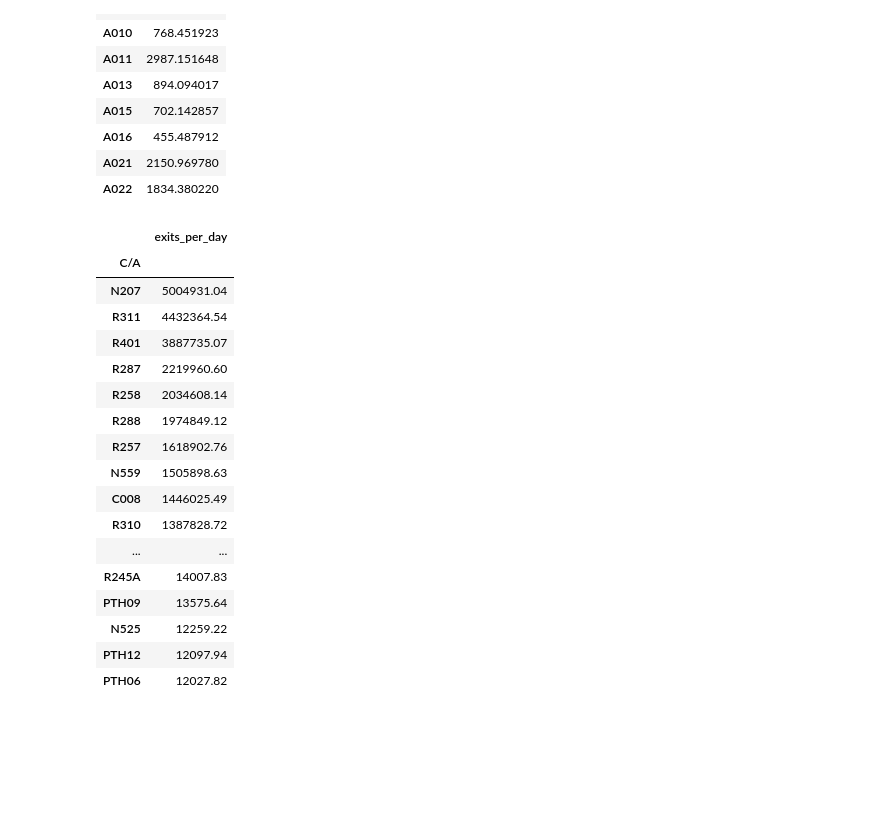
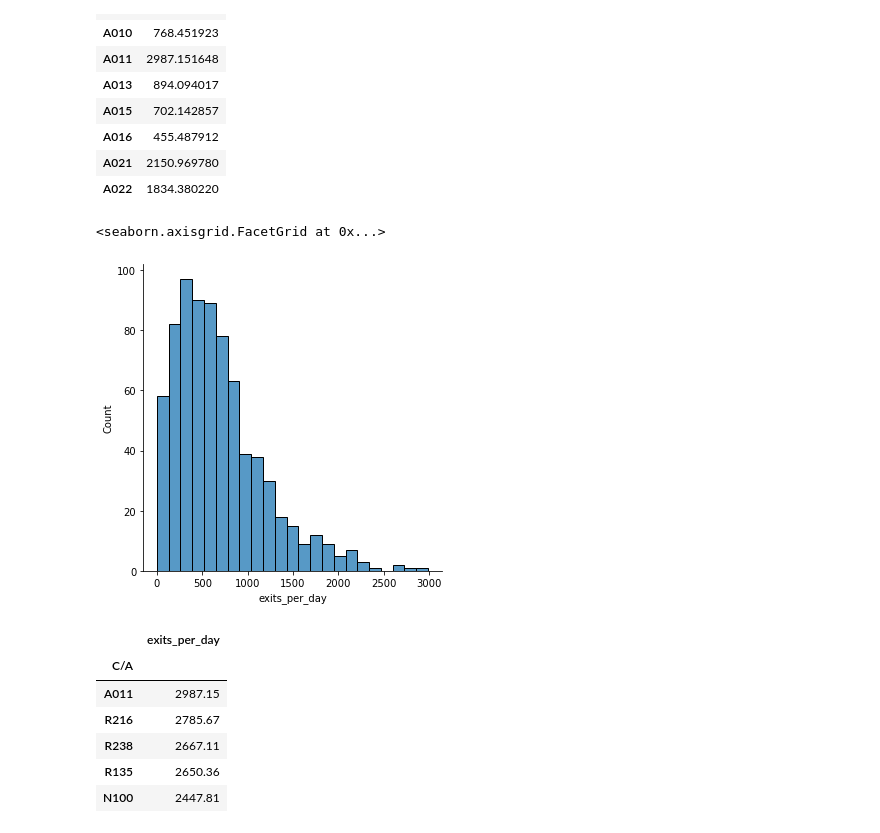
Before and after one commit to Andrewjw91/NY-MTA-Exploratory-Data-Analysis, a Jupyter notebook: mta py 2.ipynb, the cells around one changed output. Saved outputs shown, nothing was run; the diff lists cells and outputs as text; code cells hidden in the pictures; blank space fills up the shorter version.

```diff
--- a/mta py 2.ipynb
+++ b/mta py 2.ipynb
@@ -113 +120,4 @@ total_scp_exit.loc['N207','00-00-00'].sort_values(by=['exits_per_day'],ascending
+# %%
+#Remove exits_per_day values > 20000
+total_scp_exit = total_scp_exit[(total_scp_exit.exits_per_day <20000)]
 # %%
@@ -153,25 +149,20 @@ station_daily.head(10)
 | A016 | 455.487912 |
 | A021 | 2150.969780 |
 | A022 | 1834.380220 |
+# %%
+sns.displot(station_daily.exits_per_day)
+# %% [output]
+<seaborn.axisgrid.FacetGrid at 0x...>
+[figure, added]
 # %%
+#Sorting DESC to find top 5 stations
 station_daily = station_daily.sort_values(by=['exits_per_day'],ascending=False).round(decimals=2)
-station_daily.head(40)
+station_daily.head(5)
 # %% [output]
 |  | exits_per_day |
 | C/A |  |
-| N207 | 5004931.04 |
-| R311 | 4432364.54 |
-| R401 | 3887735.07 |
-| R287 | 2219960.60 |
-| R258 | 2034608.14 |
-| R288 | 1974849.12 |
-| R257 | 1618902.76 |
-| N559 | 1505898.63 |
-| C008 | 1446025.49 |
-| R310 | 1387828.72 |
-| ... | ... |
-| R245A | 14007.83 |
-| PTH09 | 13575.64 |
-| N525 | 12259.22 |
-| PTH12 | 12097.94 |
-| PTH06 | 12027.82 |
+| A011 | 2987.15 |
+| R216 | 2785.67 |
+| R238 | 2667.11 |
+| R135 | 2650.36 |
+| N100 | 2447.81 |
```
Also changed, not shown: parts of 9 cells of this notebook.
